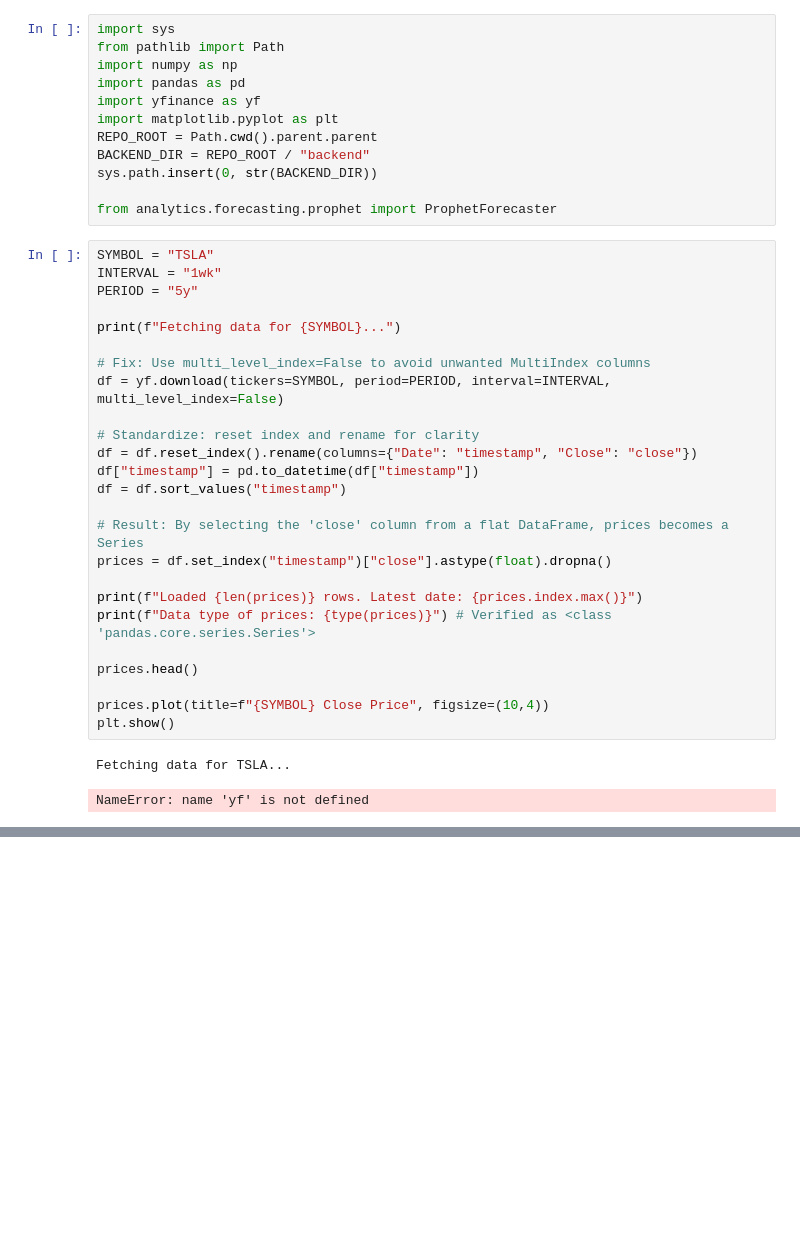
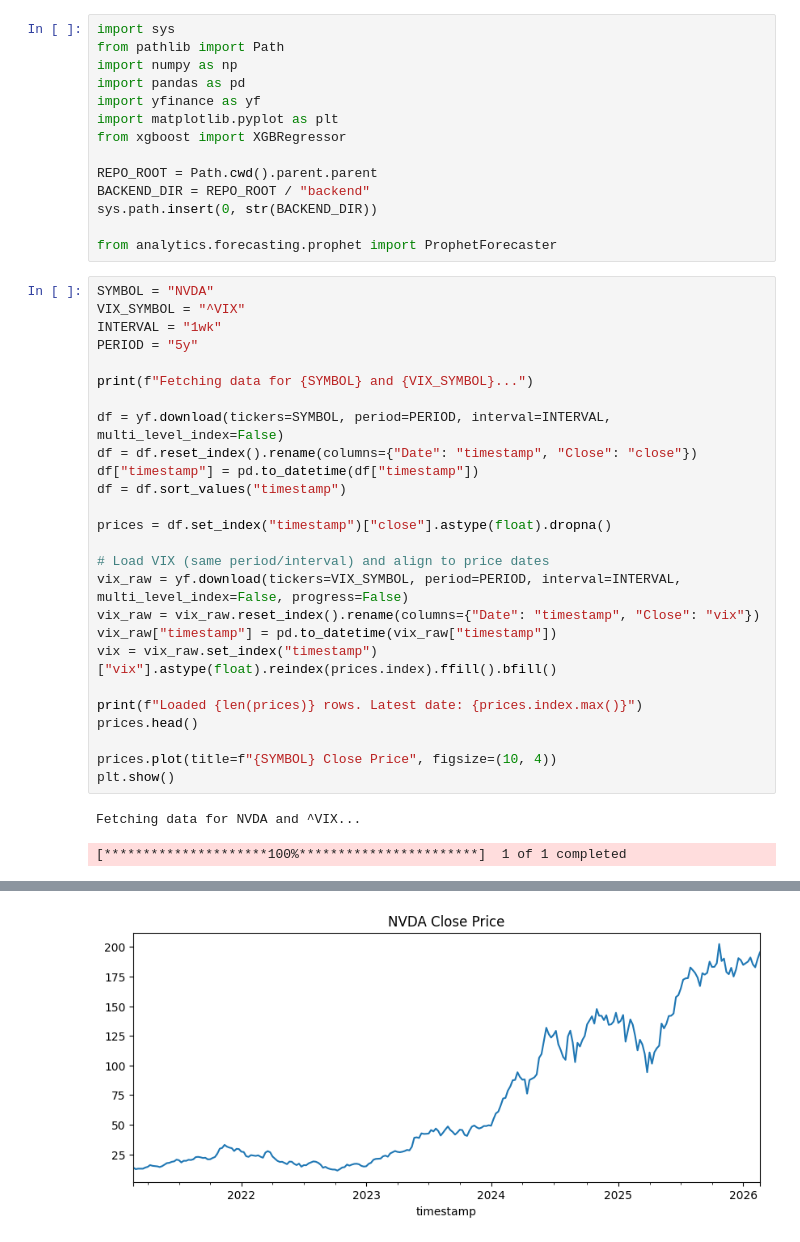
Before and after one commit to MateoHeras77/capstone_project_unfc, a Jupyter notebook: model/notebooks/03-prophet.ipynb, the cells around one changed output, grey strips where cells are left out. Saved outputs shown, nothing was run; the diff lists cells and outputs as text; blank space fills up the shorter version.

```diff
--- a/model/notebooks/03-prophet.ipynb
+++ b/model/notebooks/03-prophet.ipynb
@@ -5,36 +5,39 @@ import numpy as np
 import pandas as pd
 import yfinance as yf
 import matplotlib.pyplot as plt
+from xgboost import XGBRegressor
+
 REPO_ROOT = Path.cwd().parent.parent
 BACKEND_DIR = REPO_ROOT / "backend"
 sys.path.insert(0, str(BACKEND_DIR))
 
 from analytics.forecasting.prophet import ProphetForecaster
 # %%
-SYMBOL = "TSLA"
+SYMBOL = "NVDA"
+VIX_SYMBOL = "^VIX"
 INTERVAL = "1wk"
 PERIOD = "5y"
 
-print(f"Fetching data for {SYMBOL}...")
+print(f"Fetching data for {SYMBOL} and {VIX_SYMBOL}...")
 
-# Fix: Use multi_level_index=False to avoid unwanted MultiIndex columns
 df = yf.download(tickers=SYMBOL, period=PERIOD, interval=INTERVAL, multi_level_index=False)
-
-# Standardize: reset index and rename for clarity
 df = df.reset_index().rename(columns={"Date": "timestamp", "Close": "close"})
 df["timestamp"] = pd.to_datetime(df["timestamp"])
 df = df.sort_values("timestamp")
 
-# Result: By selecting the 'close' column from a flat DataFrame, prices becomes a Series
 prices = df.set_index("timestamp")["close"].astype(float).dropna()
 
+# Load VIX (same period/interval) and align to price dates
+vix_raw = yf.download(tickers=VIX_SYMBOL, period=PERIOD, interval=INTERVAL, multi_level_index=False, progress=False)
+vix_raw = vix_raw.reset_index().rename(columns={"Date": "timestamp", "Close": "vix"})
+vix_raw["timestamp"] = pd.to_datetime(vix_raw["timestamp"])
+vix = vix_raw.set_index("timestamp")["vix"].astype(float).reindex(prices.index).ffill().bfill()
+
 print(f"Loaded {len(prices)} rows. Latest date: {prices.index.max()}")
-print(f"Data type of prices: {type(prices)}") # Verified as <class 'pandas.core.series.Series'>
-
 prices.head()
 
-prices.plot(title=f"{SYMBOL} Close Price", figsize=(10,4))
+prices.plot(title=f"{SYMBOL} Close Price", figsize=(10, 4))
 plt.show()
 # %% [output]
-Fetching data for TSLA...
+Fetching data for NVDA and ^VIX...
-NameError: name 'yf' is not defined
+[*********************100%***********************]  1 of 1 completed
@@ -41 +45,2 @@ NameError: name 'yf' is not defined
+[figure, added]
 # %%
```
Also changed, not shown: parts of 7 cells of this notebook, 22 other files.
